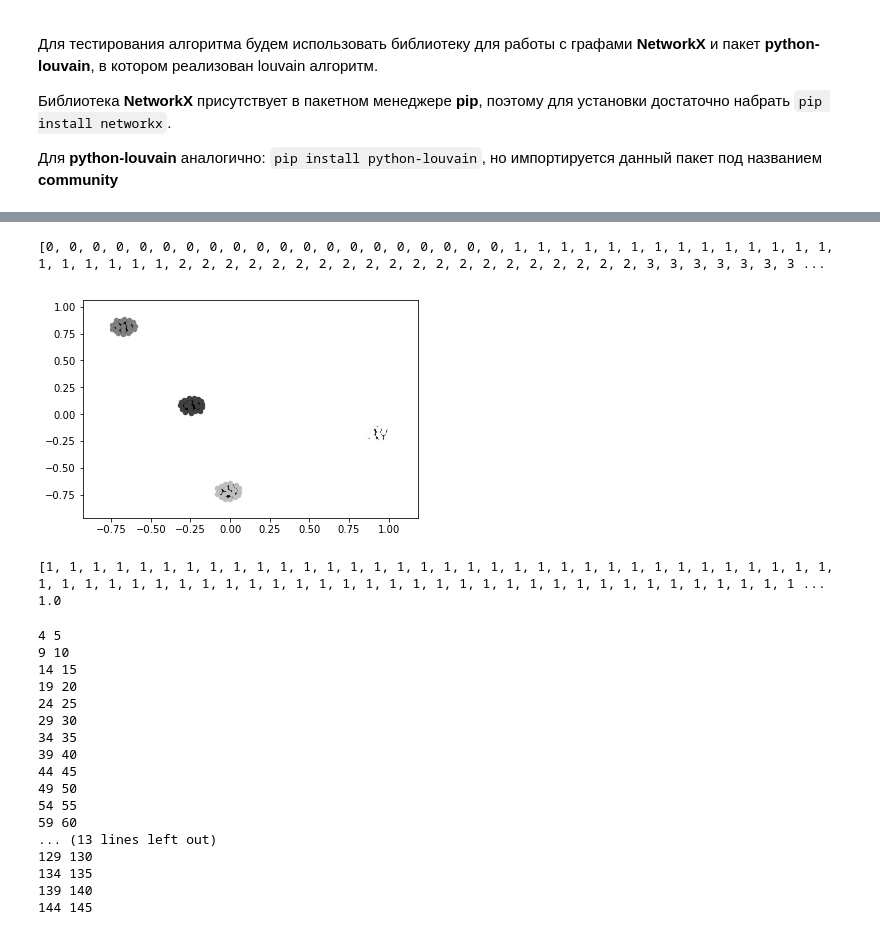
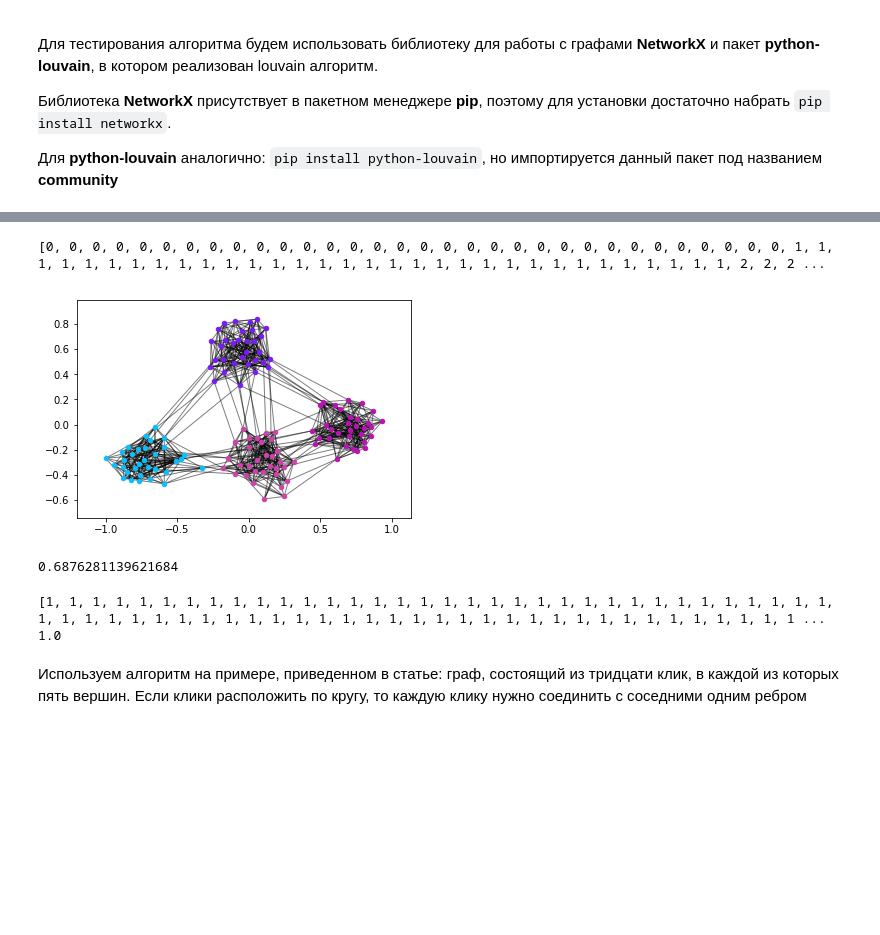
Before and after one commit to mzemlyanikin/hse-clustering, a Jupyter notebook: louvain-test.ipynb, the cells around one changed output, grey strips where cells are left out. Drawn from its saved outputs; the diff is of its cells as text; code cells hidden in the pictures; blank space fills up the shorter version.

```diff
--- a/louvain-test.ipynb
+++ b/louvain-test.ipynb
@@ -21,16 +19,19 @@ G = nx.karate_club_graph()
 # %%
 partition = community.best_partition(G)
 # %%
+import numpy as np
+
 size = float(len(set(partition.values())))
 pos = nx.spring_layout(G)
 count = 0.
-for com in set(partition.values()) :
+
+for com in set(partition.values()):
     count = count + 1.
     list_nodes = [nodes for nodes in partition.keys()
                                 if partition[nodes] == com]
+    colors = [np.random.rand(3)]
     nx.draw_networkx_nodes(G, pos, list_nodes, node_size = 20,
-                                node_color = str(count / size))
-
+                           node_color = colors)
 
 nx.draw_networkx_edges(G,pos, alpha=0.5)
 plt.show()
@@ -42,8 +45,8 @@ print(modularity)
 # %%
 l = 4
-k = 20
-Pin = 1
-Pout = 0.0
+k = 32
+Pin = 0.35
+Pout = 0.01
 # %%
 E = nx.planted_partition_graph(l, k, Pin, Pout)
 # %%
@@ -65,21 +56,24 @@ n = l * k
 list_ = [ i // k for i in range(0,  n)]
 print(list_)
 # %% [output]
-[0, 0, 0, 0, 0, 0, 0, 0, 0, 0, 0, 0, 0, 0, 0, 0, 0, 0, 0, 0, 1, 1, 1, 1, 1, 1, 1, 1, 1, 1, 1, 1, 1, 1, 1, 1, 1, 1, 1, 1, 2, 2, 2, 2, 2, 2, 2, 2, 2, 2, 2, 2, 2, 2, 2, 2, 2, 2, 2, 2, 3, 3, 3, 3, 3, 3, 3 ...
+[0, 0, 0, 0, 0, 0, 0, 0, 0, 0, 0, 0, 0, 0, 0, 0, 0, 0, 0, 0, 0, 0, 0, 0, 0, 0, 0, 0, 0, 0, 0, 0, 1, 1, 1, 1, 1, 1, 1, 1, 1, 1, 1, 1, 1, 1, 1, 1, 1, 1, 1, 1, 1, 1, 1, 1, 1, 1, 1, 1, 1, 1, 1, 1, 2, 2, 2 ...
 # %%
 size = float(len(set(pl_partition.values())))
-pos = nx.spring_layout(E)
+pos1 = nx.spring_layout(E)
 count = 0.
 for com in set(pl_partition.values()) :
     count = count + 1.
     list_nodes = [nodes for nodes in pl_partition.keys()
                                 if pl_partition[nodes] == com]
     nx.draw_networkx_nodes(E, pos1, list_nodes, node_size = 20,
-                                node_color = str(count / size))
+                                node_color = [np.random.rand(3)])
 
 
 nx.draw_networkx_edges(E, pos1, alpha=0.5)
 plt.show()
+modularity = community.modularity(pl_partition, E)
+print(modularity)
 # %% [output]
-[figure, old version]
+[figure, new version]
+0.6876281139621684
 # %%
@@ -95,6 +97,9 @@ print(percent_of_right_nodes)
 # %% [output]
 [1, 1, 1, 1, 1, 1, 1, 1, 1, 1, 1, 1, 1, 1, 1, 1, 1, 1, 1, 1, 1, 1, 1, 1, 1, 1, 1, 1, 1, 1, 1, 1, 1, 1, 1, 1, 1, 1, 1, 1, 1, 1, 1, 1, 1, 1, 1, 1, 1, 1, 1, 1, 1, 1, 1, 1, 1, 1, 1, 1, 1, 1, 1, 1, 1, 1, 1 ...
 1.0
+# %% [markdown]
+Используем алгоритм на примере, приведенном в статье: граф, состоящий из тридцати клик, в каждой из которых пять вершин.
+Если клики расположить по кругу, то каждую клику нужно соединить с соседними одним ребром
 # %%
 l = 30
 k = 5
@@ -105,26 +110,7 @@ E = nx.planted_partition_graph(l, k, Pin, Pout)
 # %%
 for i in range(4, 148, 5):
     E.add_edge(i, i + 1)
-    print(i, i+1)
 E.add_edge(149, 0)
-# %% [output]
-4 5
-9 10
-14 15
-19 20
-24 25
-29 30
-34 35
-39 40
-44 45
-49 50
-54 55
-59 60
-... (13 lines left out)
-129 130
-134 135
-139 140
-144 145
 # %%
 pl_partition = community.best_partition(E)
 # %%
```
Also changed, not shown: parts of 24 cells of this notebook.
